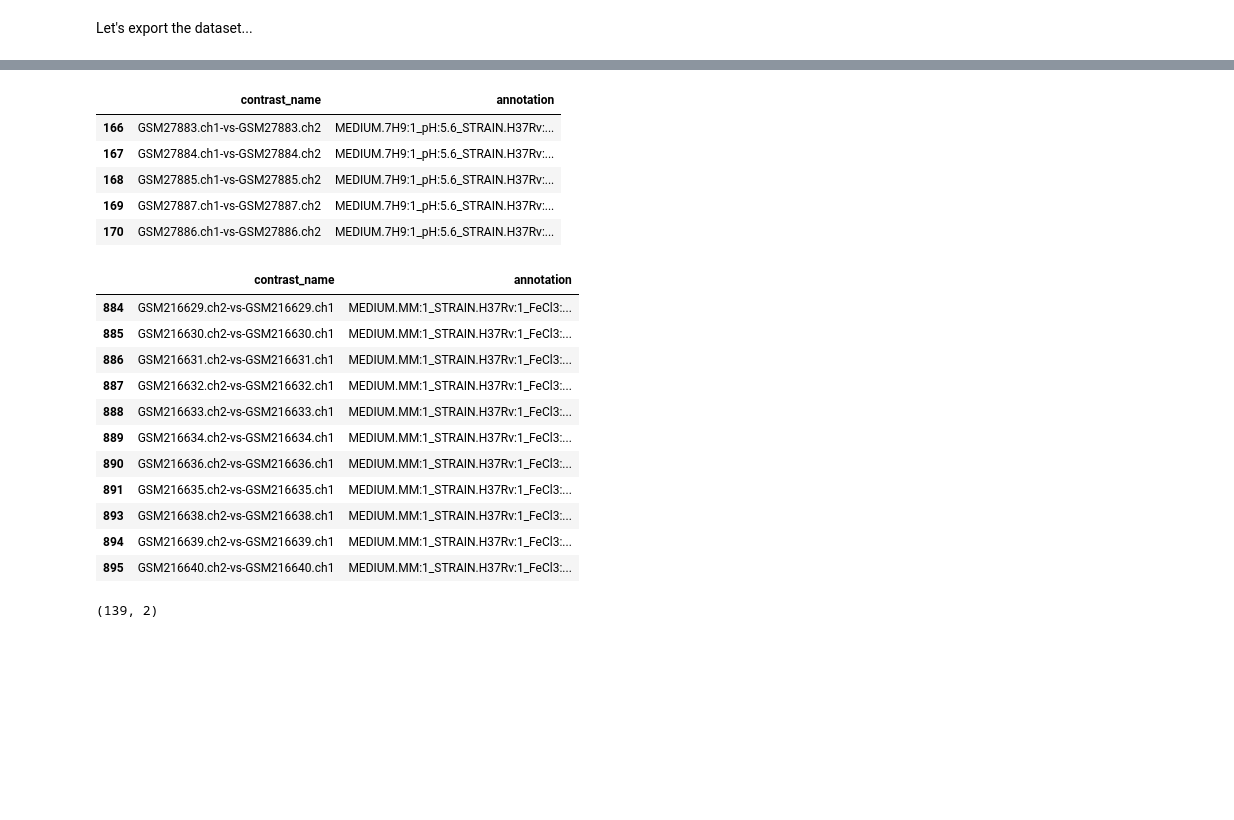
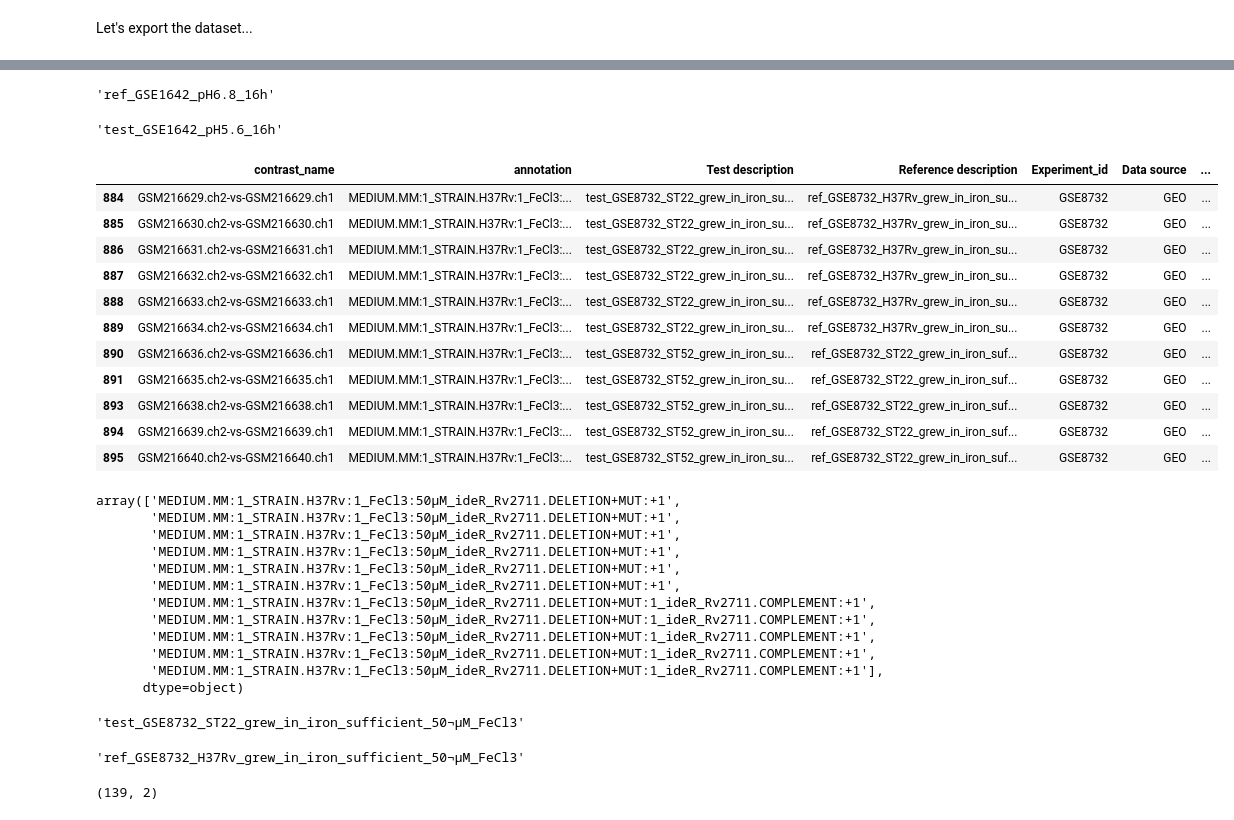
Before and after one commit to manuflores/tbredox, a Jupyter notebook: notebooks/exploring_colombos_annot.ipynb, the cells around one changed output, grey strips where cells are left out. Cells and saved outputs as stored; diff of their text form; code cells hidden in the pictures; blank space fills up the shorter version.

```diff
--- a/notebooks/exploring_colombos_annot.ipynb
+++ b/notebooks/exploring_colombos_annot.ipynb
@@ -12,8 +16,10 @@ pn.extension()
 # %% [markdown]
 There are two annotation datasets for each organism in the COLOMBOS compendia: reference annotation and test annotation. We're going to use the one that is most exhaustive one, the test annotation. It is a tab-separated file, so we can load it with pandas.
+# %%
+path = '~/Documents/bioinfo/data/tb/'
 # %%
 # Load data
-df_test = pd.read_csv('../data/colombos_mtube_testannot_20151029.txt', sep = '\t')
+df_test = pd.read_csv(path+ 'colombos_mtube_testannot_20151029.txt', sep = '\t')
 # %%
 # Take a look
 df_test.head()
@@ -150,7 +150,19 @@ We can see that the expression data and this annotation order matches.
 # %% [markdown]
 Let's add the header from the colombos expression set. Note-to-self: the method to get this header dataset was to manually select the header and then transpose it in pandas...
 # %%
-header = pd.read_csv('../data/header_exp_colombos.csv')
+header = pd.read_csv('~/Downloads/colombos_header_mtube.csv')
+# %%
+# Transpose data
+header = header.T.reset_index()
+
+# Set first row as column names
+header.columns = header.loc[0, :]
+
+# Eliminate row 1 and reset index, drop old index.
+header = header.drop([0]).reset_index(drop = True)
+
+# Rename column to match with previous annots
+header.rename(columns = {'Test-vs-Reference': 'contrast_name'}, inplace = True)
 # %%
 header.head()
 # %% [output]
@@ -244,29 +266,51 @@ df_annot.shape
 # %%
 # Samples with pH perturbation
-df_annot[df_annot.annotation.str.contains('pH')].head()
+df_annot_[df_annot_.annotation.str.contains('pH')]['Reference description'].values[-1]
 # %% [output]
-|  | contrast_name | annotation |
-| 166 | GSM27883.ch1-vs-GSM27883.ch2 | MEDIUM.7H9:1_pH:5.6_STRAIN.H37Rv:... |
-| 167 | GSM27884.ch1-vs-GSM27884.ch2 | MEDIUM.7H9:1_pH:5.6_STRAIN.H37Rv:... |
-| 168 | GSM27885.ch1-vs-GSM27885.ch2 | MEDIUM.7H9:1_pH:5.6_STRAIN.H37Rv:... |
-| 169 | GSM27887.ch1-vs-GSM27887.ch2 | MEDIUM.7H9:1_pH:5.6_STRAIN.H37Rv:... |
-| 170 | GSM27886.ch1-vs-GSM27886.ch2 | MEDIUM.7H9:1_pH:5.6_STRAIN.H37Rv:... |
+'ref_GSE1642_pH6.8_16h'
+# %%
+df_annot_[df_annot_.annotation.str.contains('pH')]['Test description'].values[-1]
+# %% [output]
+'test_GSE1642_pH5.6_16h'
 # %%
 # Samples with mutations
-df_annot[df_annot.annotation.str.contains('MUT')]
+df_annot_[df_annot_.annotation.str.contains('MUT')]
 # %% [output]
-|  | contrast_name | annotation |
-| 884 | GSM216629.ch2-vs-GSM216629.ch1 | MEDIUM.MM:1_STRAIN.H37Rv:1_FeCl3:... |
-| 885 | GSM216630.ch2-vs-GSM216630.ch1 | MEDIUM.MM:1_STRAIN.H37Rv:1_FeCl3:... |
-| 886 | GSM216631.ch2-vs-GSM216631.ch1 | MEDIUM.MM:1_STRAIN.H37Rv:1_FeCl3:... |
-| 887 | GSM216632.ch2-vs-GSM216632.ch1 | MEDIUM.MM:1_STRAIN.H37Rv:1_FeCl3:... |
-| 888 | GSM216633.ch2-vs-GSM216633.ch1 | MEDIUM.MM:1_STRAIN.H37Rv:1_FeCl3:... |
-| 889 | GSM216634.ch2-vs-GSM216634.ch1 | MEDIUM.MM:1_STRAIN.H37Rv:1_FeCl3:... |
-| 890 | GSM216636.ch2-vs-GSM216636.ch1 | MEDIUM.MM:1_STRAIN.H37Rv:1_FeCl3:... |
-| 891 | GSM216635.ch2-vs-GSM216635.ch1 | MEDIUM.MM:1_STRAIN.H37Rv:1_FeCl3:... |
-| 893 | GSM216638.ch2-vs-GSM216638.ch1 | MEDIUM.MM:1_STRAIN.H37Rv:1_FeCl3:... |
-| 894 | GSM216639.ch2-vs-GSM216639.ch1 | MEDIUM.MM:1_STRAIN.H37Rv:1_FeCl3:... |
-| 895 | GSM216640.ch2-vs-GSM216640.ch1 | MEDIUM.MM:1_STRAIN.H37Rv:1_FeCl3:... |
+|  | contrast_name | annotation | Test description | Reference description | Experiment_id | Data source | ... |
+| 884 | GSM216629.ch2-vs-GSM216629.ch1 | MEDIUM.MM:1_STRAIN.H37Rv:1_FeCl3:... | test_GSE8732_ST22_grew_in_iron_su... | ref_GSE8732_H37Rv_grew_in_iron_su... | GSE8732 | GEO | ... |
+| 885 | GSM216630.ch2-vs-GSM216630.ch1 | MEDIUM.MM:1_STRAIN.H37Rv:1_FeCl3:... | test_GSE8732_ST22_grew_in_iron_su... | ref_GSE8732_H37Rv_grew_in_iron_su... | GSE8732 | GEO | ... |
+| 886 | GSM216631.ch2-vs-GSM216631.ch1 | MEDIUM.MM:1_STRAIN.H37Rv:1_FeCl3:... | test_GSE8732_ST22_grew_in_iron_su... | ref_GSE8732_H37Rv_grew_in_iron_su... | GSE8732 | GEO | ... |
+| 887 | GSM216632.ch2-vs-GSM216632.ch1 | MEDIUM.MM:1_STRAIN.H37Rv:1_FeCl3:... | test_GSE8732_ST22_grew_in_iron_su... | ref_GSE8732_H37Rv_grew_in_iron_su... | GSE8732 | GEO | ... |
+| 888 | GSM216633.ch2-vs-GSM216633.ch1 | MEDIUM.MM:1_STRAIN.H37Rv:1_FeCl3:... | test_GSE8732_ST22_grew_in_iron_su... | ref_GSE8732_H37Rv_grew_in_iron_su... | GSE8732 | GEO | ... |
+| 889 | GSM216634.ch2-vs-GSM216634.ch1 | MEDIUM.MM:1_STRAIN.H37Rv:1_FeCl3:... | test_GSE8732_ST22_grew_in_iron_su... | ref_GSE8732_H37Rv_grew_in_iron_su... | GSE8732 | GEO | ... |
+| 890 | GSM216636.ch2-vs-GSM216636.ch1 | MEDIUM.MM:1_STRAIN.H37Rv:1_FeCl3:... | test_GSE8732_ST52_grew_in_iron_su... | ref_GSE8732_ST22_grew_in_iron_suf... | GSE8732 | GEO | ... |
+| 891 | GSM216635.ch2-vs-GSM216635.ch1 | MEDIUM.MM:1_STRAIN.H37Rv:1_FeCl3:... | test_GSE8732_ST52_grew_in_iron_su... | ref_GSE8732_ST22_grew_in_iron_suf... | GSE8732 | GEO | ... |
+| 893 | GSM216638.ch2-vs-GSM216638.ch1 | MEDIUM.MM:1_STRAIN.H37Rv:1_FeCl3:... | test_GSE8732_ST52_grew_in_iron_su... | ref_GSE8732_ST22_grew_in_iron_suf... | GSE8732 | GEO | ... |
+| 894 | GSM216639.ch2-vs-GSM216639.ch1 | MEDIUM.MM:1_STRAIN.H37Rv:1_FeCl3:... | test_GSE8732_ST52_grew_in_iron_su... | ref_GSE8732_ST22_grew_in_iron_suf... | GSE8732 | GEO | ... |
+| 895 | GSM216640.ch2-vs-GSM216640.ch1 | MEDIUM.MM:1_STRAIN.H37Rv:1_FeCl3:... | test_GSE8732_ST52_grew_in_iron_su... | ref_GSE8732_ST22_grew_in_iron_suf... | GSE8732 | GEO | ... |
+# %%
+df_annot_[df_annot_.annotation.str.contains('MUT')]['annotation'].values
+# %% [output]
+array(['MEDIUM.MM:1_STRAIN.H37Rv:1_FeCl3:50µM_ideR_Rv2711.DELETION+MUT:+1',
+       'MEDIUM.MM:1_STRAIN.H37Rv:1_FeCl3:50µM_ideR_Rv2711.DELETION+MUT:+1',
+       'MEDIUM.MM:1_STRAIN.H37Rv:1_FeCl3:50µM_ideR_Rv2711.DELETION+MUT:+1',
+       'MEDIUM.MM:1_STRAIN.H37Rv:1_FeCl3:50µM_ideR_Rv2711.DELETION+MUT:+1',
+       'MEDIUM.MM:1_STRAIN.H37Rv:1_FeCl3:50µM_ideR_Rv2711.DELETION+MUT:+1',
+       'MEDIUM.MM:1_STRAIN.H37Rv:1_FeCl3:50µM_ideR_Rv2711.DELETION+MUT:+1',
+       'MEDIUM.MM:1_STRAIN.H37Rv:1_FeCl3:50µM_ideR_Rv2711.DELETION+MUT:1_ideR_Rv2711.COMPLEMENT:+1',
+       'MEDIUM.MM:1_STRAIN.H37Rv:1_FeCl3:50µM_ideR_Rv2711.DELETION+MUT:1_ideR_Rv2711.COMPLEMENT:+1',
+       'MEDIUM.MM:1_STRAIN.H37Rv:1_FeCl3:50µM_ideR_Rv2711.DELETION+MUT:1_ideR_Rv2711.COMPLEMENT:+1',
+       'MEDIUM.MM:1_STRAIN.H37Rv:1_FeCl3:50µM_ideR_Rv2711.DELETION+MUT:1_ideR_Rv2711.COMPLEMENT:+1',
+       'MEDIUM.MM:1_STRAIN.H37Rv:1_FeCl3:50µM_ideR_Rv2711.DELETION+MUT:1_ideR_Rv2711.COMPLEMENT:+1'],
+      dtype=object)
+# %%
+df_annot_[df_annot_.annotation.str.contains('MUT')]['Test description'].values[5]
+# %% [output]
+'test_GSE8732_ST22_grew_in_iron_sufficient_50¬µM_FeCl3'
+# %%
+df_annot_[df_annot_.annotation.str.contains('MUT')]['Reference description'].values[2]
+# %% [output]
+'ref_GSE8732_H37Rv_grew_in_iron_sufficient_50¬µM_FeCl3'
 # %%
 # Samples with mutations
 df_annot[df_annot.annotation.str.contains('DELETION')].shape
```
Also changed, not shown: parts of 9 cells of this notebook, 2 other files.
